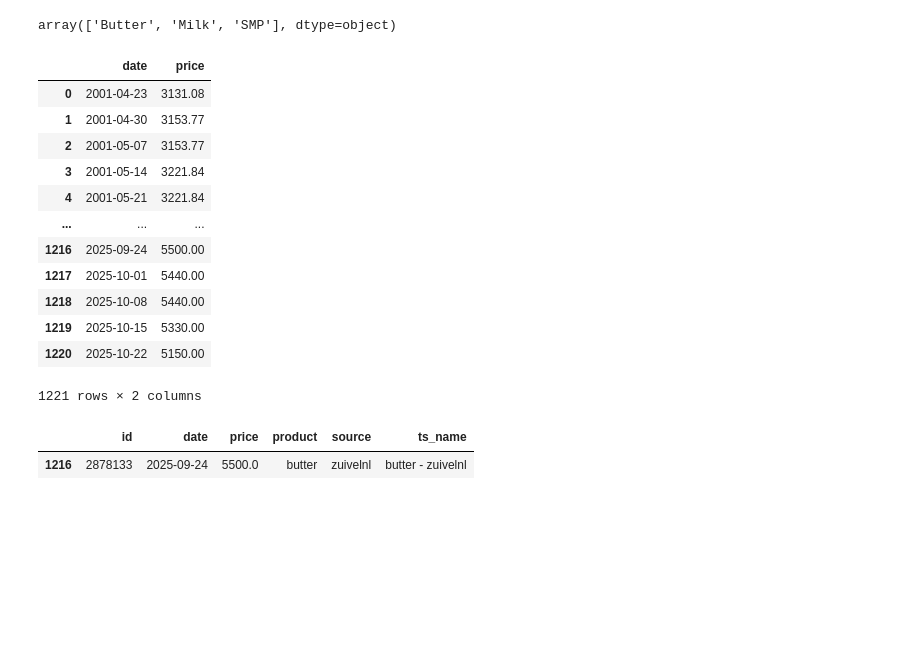
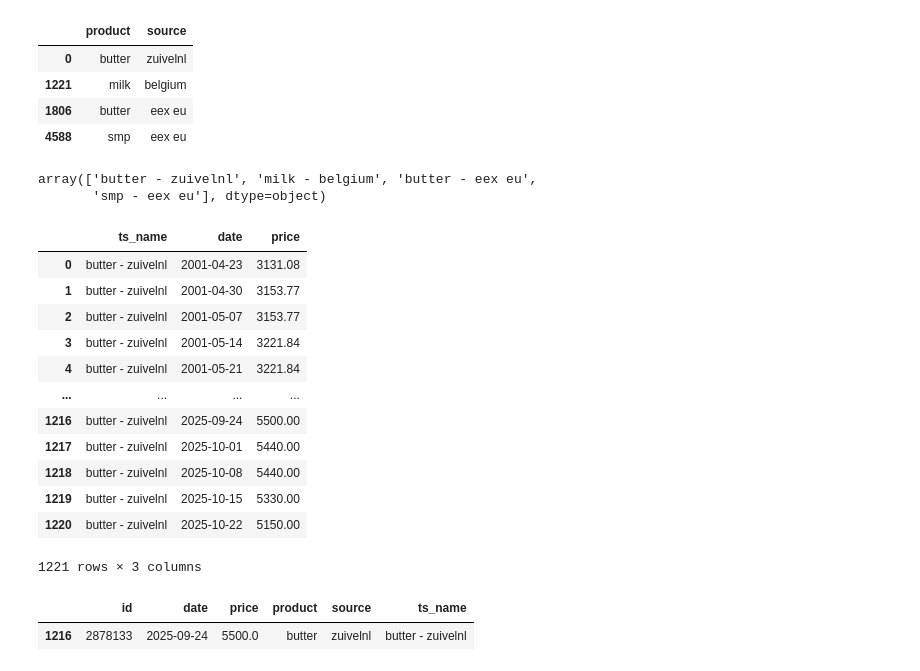
Before and after one commit to adithya-ms/langgraph_SQL_agent, a Jupyter notebook: src/eda.ipynb, the cells around one changed output. Cells and saved outputs as stored; diff of their text form; code cells hidden in the pictures; blank space fills up the shorter version.

```diff
--- a/src/eda.ipynb
+++ b/src/eda.ipynb
@@ -4,30 +4,37 @@ import numpy as np
 # %%
 df = pd.read_csv('../data/case_data.csv')
 # %%
-df['product'].unique()
 # %% [output]
-array(['Butter', 'Milk', 'SMP'], dtype=object)
+|  | product | source |
+| 0 | butter | zuivelnl |
+| 1221 | milk | belgium |
+| 1806 | butter | eex eu |
+| 4588 | smp | eex eu |
 # %%
-df['source'] = df.source.str.lower().str.strip()
+df['source'] = df['source'].str.lower().str.strip()
 df['product'] = df['product'].str.lower().str.strip()
 df['ts_name'] = df['product'] + ' - ' + df['source']
+df[['product', 'source']].drop_duplicates()
+# %% [output]
+array(['butter - zuivelnl', 'milk - belgium', 'butter - eex eu',
+       'smp - eex eu'], dtype=object)
 # %%
 df['date'] = pd.to_datetime(df['date'], dayfirst=True).dt.date
-df[df['ts_name'] == 'butter - zuivelnl'][['date', 'price']].sort_values('date')
+df[df['ts_name'] == 'butter - zuivelnl'][['ts_name', 'date', 'price']].sort_values('date')
 # %% [output]
-|  | date | price |
-| 0 | 2001-04-23 | 3131.08 |
-| 1 | 2001-04-30 | 3153.77 |
-| 2 | 2001-05-07 | 3153.77 |
-| 3 | 2001-05-14 | 3221.84 |
-| 4 | 2001-05-21 | 3221.84 |
-| ... | ... | ... |
-| 1216 | 2025-09-24 | 5500.00 |
-| 1217 | 2025-10-01 | 5440.00 |
-| 1218 | 2025-10-08 | 5440.00 |
-| 1219 | 2025-10-15 | 5330.00 |
-| 1220 | 2025-10-22 | 5150.00 |
+|  | ts_name | date | price |
+| 0 | butter - zuivelnl | 2001-04-23 | 3131.08 |
+| 1 | butter - zuivelnl | 2001-04-30 | 3153.77 |
+| 2 | butter - zuivelnl | 2001-05-07 | 3153.77 |
+| 3 | butter - zuivelnl | 2001-05-14 | 3221.84 |
+| 4 | butter - zuivelnl | 2001-05-21 | 3221.84 |
+| ... | ... | ... | ... |
+| 1216 | butter - zuivelnl | 2025-09-24 | 5500.00 |
+| 1217 | butter - zuivelnl | 2025-10-01 | 5440.00 |
+| 1218 | butter - zuivelnl | 2025-10-08 | 5440.00 |
+| 1219 | butter - zuivelnl | 2025-10-15 | 5330.00 |
+| 1220 | butter - zuivelnl | 2025-10-22 | 5150.00 |
-1221 rows × 2 columns
+1221 rows × 3 columns
 # %%
 df[df.id == 2878133]
 # %% [output]
```
Also changed, not shown: parts of 8 cells of this notebook, 6 other files.
